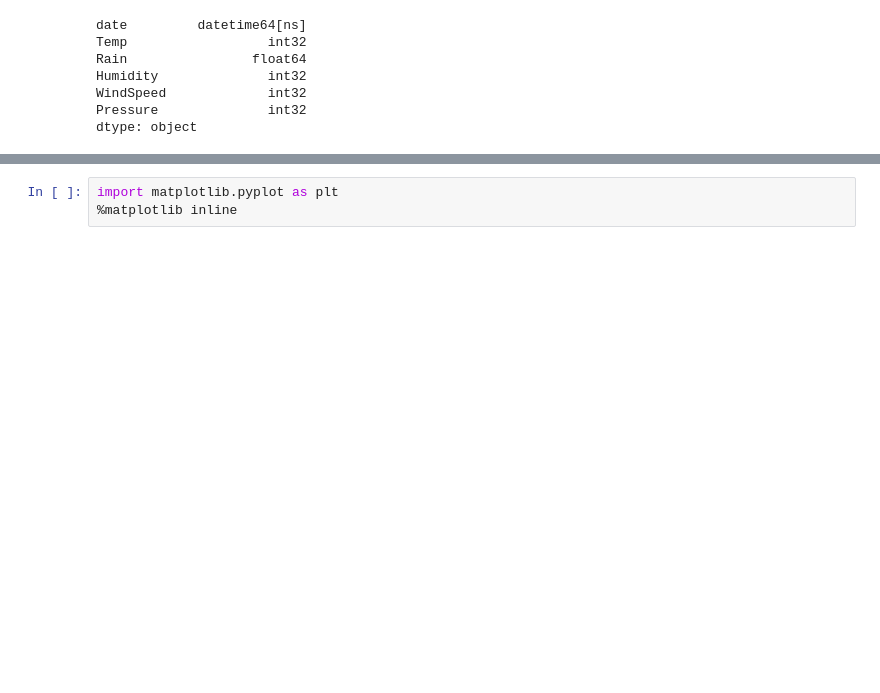
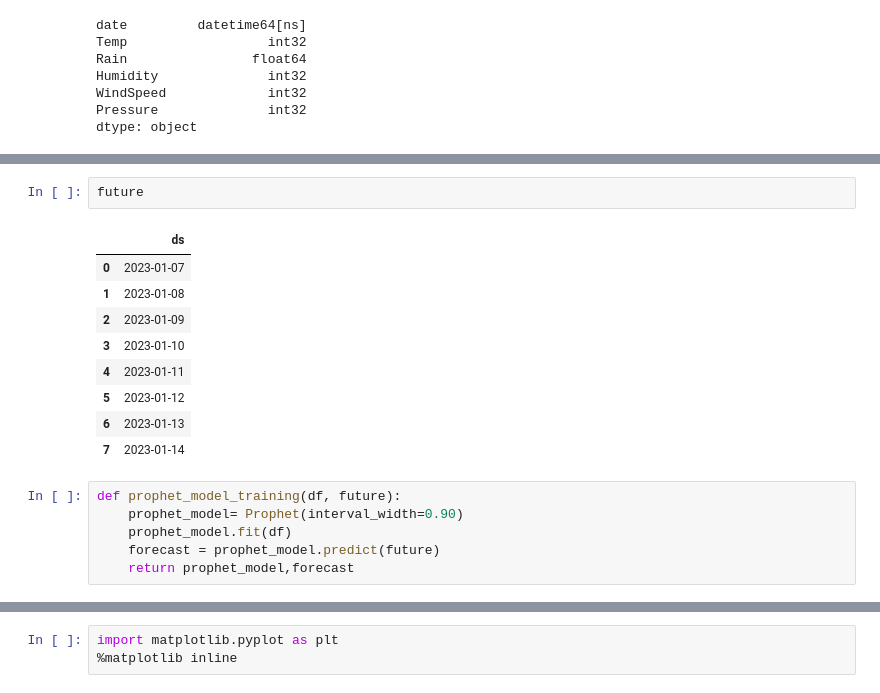
Before and after one commit to Coding-Ghostman/Weather-Forecasting, a Jupyter notebook: Weather Forecasting using pyspark.ipynb, the cells around one changed output, grey strips where cells are left out. Saved outputs shown, nothing was run; the diff lists cells and outputs as text; blank space fills up the shorter version.

```diff
--- a/Weather Forecasting using pyspark.ipynb
+++ b/Weather Forecasting using pyspark.ipynb
@@ -127,0 +143,18 @@ dtype: object
+# %%
+future
+# %% [output]
+|  | ds |
+| 0 | 2023-01-07 |
+| 1 | 2023-01-08 |
+| 2 | 2023-01-09 |
+| 3 | 2023-01-10 |
+| 4 | 2023-01-11 |
+| 5 | 2023-01-12 |
+| 6 | 2023-01-13 |
+| 7 | 2023-01-14 |
+# %%
+def prophet_model_training(df, future):
+    prophet_model= Prophet(interval_width=0.90)
+    prophet_model.fit(df)
+    forecast = prophet_model.predict(future)
+    return prophet_model,forecast
```
Also changed, not shown: parts of 18 cells of this notebook, 2 other files.
